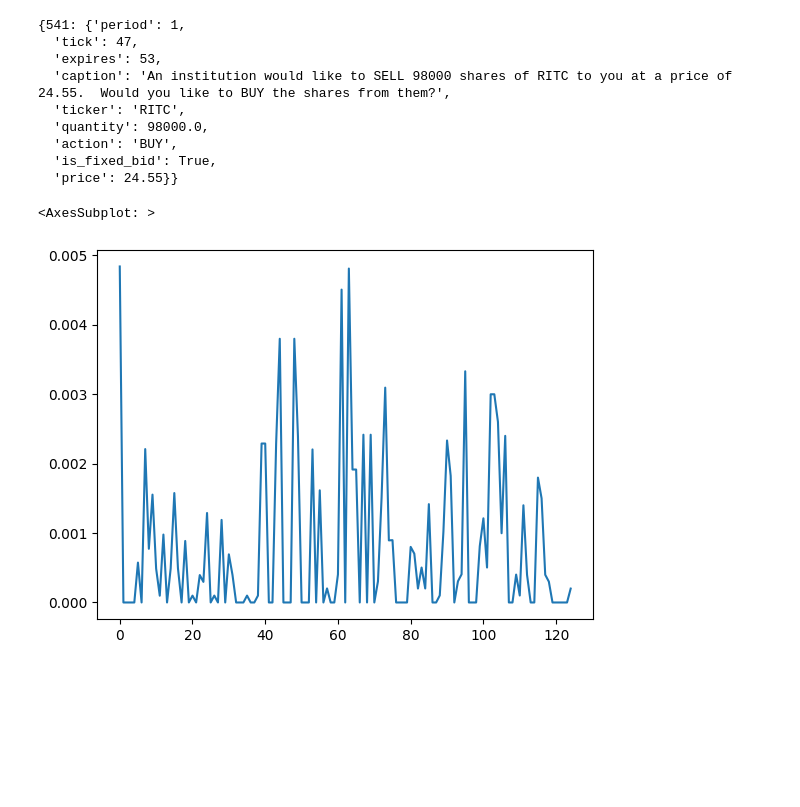
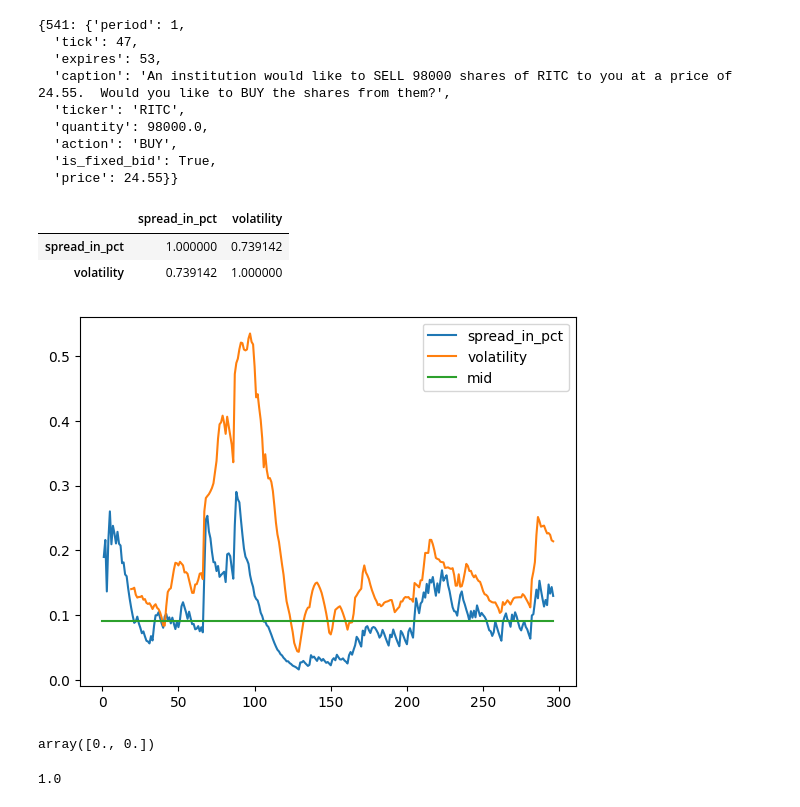
Before and after one commit to felixpoirier1/RIT, a Jupyter notebook: Algorithmic/analysis.ipynb, the cells around one changed output. Saved outputs shown, nothing was run; the diff lists cells and outputs as text; code cells hidden in the pictures; blank space fills up the shorter version.

Commit message:
volatility

```diff
--- a/Algorithmic/analysis.ipynb
+++ b/Algorithmic/analysis.ipynb
@@ -170,10 +169,16 @@ tend
 # %%
 app = TradingApp("9999", "0CEN4JP9")
 hist = app.getSecuritiesHistory("RITC")
 hist["spread"] = hist["high"] - hist["low"]
-hist["vol"] = hist["close"].rolling(20).std()
-hist["spread_in_pct"] = hist["spread"]/(hist["high"] + hist["low"])/2
-hist["spread_in_pct"].plot()
+hist["volatility"] = hist["close"].rolling(20).std()
+#we divide by the midpoint to make te spread comparable
+hist["spread_in_pct"] = (hist["spread"]).ewm(span=20).mean().shift(1)
+hist["mid"] = hist["spread_in_pct"].median()
+hist[["spread_in_pct", "volatility", "mid"]].plot()
+
+hist[["spread_in_pct", "volatility"]].corr()
 # %% [output]
-<AxesSubplot: >
+|  | spread_in_pct | volatility |
+| spread_in_pct | 1.000000 | 0.739142 |
+| volatility | 0.739142 | 1.000000 |
-[figure, old version]
+[figure, new version]
@@ -179,0 +191,8 @@ hist["spread_in_pct"].plot()
+# %%
+model.coef_
+# %% [output]
+array([0., 0.])
+# %%
+model.score(hist[["spread_in_pct", "volatility"]], hist["mid"])
+# %% [output]
+1.0
```
Also changed, not shown: parts of 14 cells of this notebook, 7 other files.
